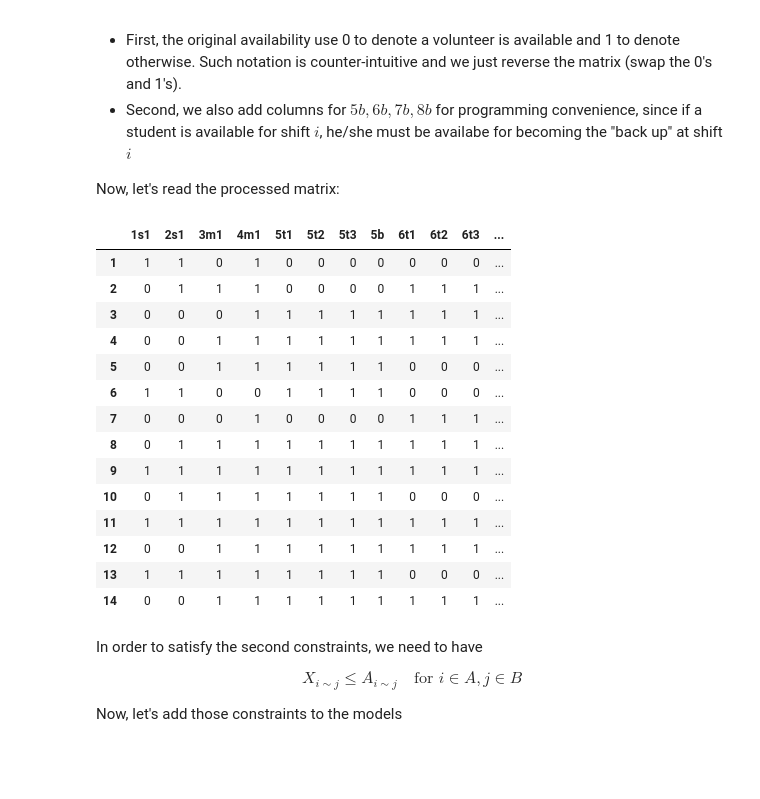
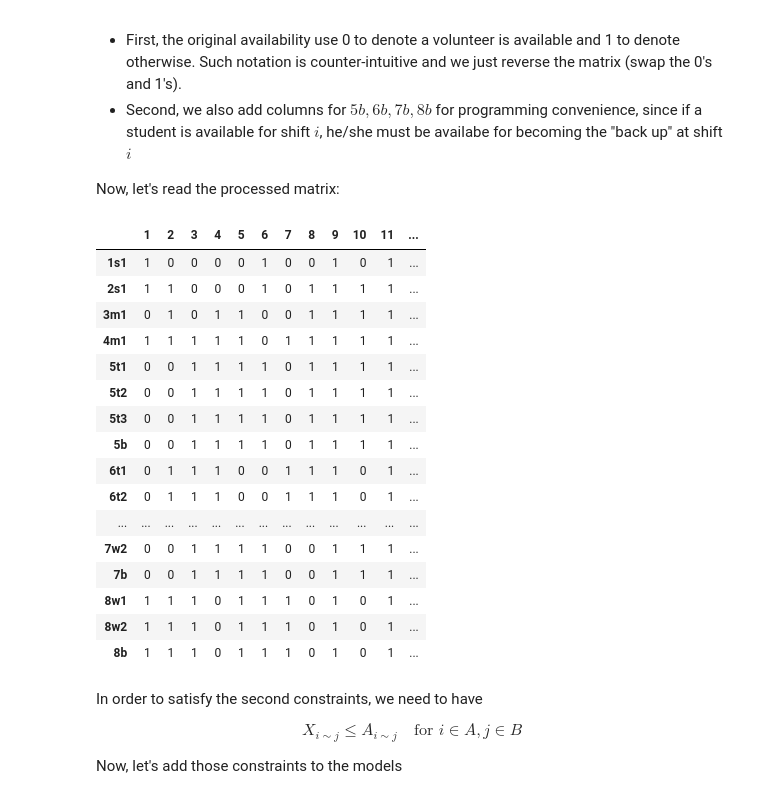
Before and after one commit to vwxyzjn/LP_optimization_python, a Jupyter notebook: Case -- Scheduling Student Volunteers for the INFORMS Annual Meeting.ipynb, the cells around one changed output. Cells and saved outputs as stored; diff of their text form; code cells hidden in the pictures; blank space fills up the shorter version.

```diff
--- a/Case -- Scheduling Student Volunteers for the INFORMS Annual Meeting.ipynb
+++ b/Case -- Scheduling Student Volunteers for the INFORMS Annual Meeting.ipynb
@@ -132,23 +139,25 @@ Now, let's read the processed matrix:
 # %%
 # 2. meet the volunteers availability
 availability = pandas.read_excel('Availability.xlsx').transpose()
-availability
+pandas.read_excel('Availability.xlsx')
 # %% [output]
-|  | 1s1 | 2s1 | 3m1 | 4m1 | 5t1 | 5t2 | 5t3 | 5b | 6t1 | 6t2 | 6t3 | ... |
-| 1 | 1 | 1 | 0 | 1 | 0 | 0 | 0 | 0 | 0 | 0 | 0 | ... |
-| 2 | 0 | 1 | 1 | 1 | 0 | 0 | 0 | 0 | 1 | 1 | 1 | ... |
-| 3 | 0 | 0 | 0 | 1 | 1 | 1 | 1 | 1 | 1 | 1 | 1 | ... |
-| 4 | 0 | 0 | 1 | 1 | 1 | 1 | 1 | 1 | 1 | 1 | 1 | ... |
-| 5 | 0 | 0 | 1 | 1 | 1 | 1 | 1 | 1 | 0 | 0 | 0 | ... |
-| 6 | 1 | 1 | 0 | 0 | 1 | 1 | 1 | 1 | 0 | 0 | 0 | ... |
-| 7 | 0 | 0 | 0 | 1 | 0 | 0 | 0 | 0 | 1 | 1 | 1 | ... |
-| 8 | 0 | 1 | 1 | 1 | 1 | 1 | 1 | 1 | 1 | 1 | 1 | ... |
-| 9 | 1 | 1 | 1 | 1 | 1 | 1 | 1 | 1 | 1 | 1 | 1 | ... |
-| 10 | 0 | 1 | 1 | 1 | 1 | 1 | 1 | 1 | 0 | 0 | 0 | ... |
-| 11 | 1 | 1 | 1 | 1 | 1 | 1 | 1 | 1 | 1 | 1 | 1 | ... |
-| 12 | 0 | 0 | 1 | 1 | 1 | 1 | 1 | 1 | 1 | 1 | 1 | ... |
-| 13 | 1 | 1 | 1 | 1 | 1 | 1 | 1 | 1 | 0 | 0 | 0 | ... |
-| 14 | 0 | 0 | 1 | 1 | 1 | 1 | 1 | 1 | 1 | 1 | 1 | ... |
+|  | 1 | 2 | 3 | 4 | 5 | 6 | 7 | 8 | 9 | 10 | 11 | ... |
+| 1s1 | 1 | 0 | 0 | 0 | 0 | 1 | 0 | 0 | 1 | 0 | 1 | ... |
+| 2s1 | 1 | 1 | 0 | 0 | 0 | 1 | 0 | 1 | 1 | 1 | 1 | ... |
+| 3m1 | 0 | 1 | 0 | 1 | 1 | 0 | 0 | 1 | 1 | 1 | 1 | ... |
+| 4m1 | 1 | 1 | 1 | 1 | 1 | 0 | 1 | 1 | 1 | 1 | 1 | ... |
+| 5t1 | 0 | 0 | 1 | 1 | 1 | 1 | 0 | 1 | 1 | 1 | 1 | ... |
+| 5t2 | 0 | 0 | 1 | 1 | 1 | 1 | 0 | 1 | 1 | 1 | 1 | ... |
+| 5t3 | 0 | 0 | 1 | 1 | 1 | 1 | 0 | 1 | 1 | 1 | 1 | ... |
+| 5b | 0 | 0 | 1 | 1 | 1 | 1 | 0 | 1 | 1 | 1 | 1 | ... |
+| 6t1 | 0 | 1 | 1 | 1 | 0 | 0 | 1 | 1 | 1 | 0 | 1 | ... |
+| 6t2 | 0 | 1 | 1 | 1 | 0 | 0 | 1 | 1 | 1 | 0 | 1 | ... |
+| ... | ... | ... | ... | ... | ... | ... | ... | ... | ... | ... | ... | ... |
+| 7w2 | 0 | 0 | 1 | 1 | 1 | 1 | 0 | 0 | 1 | 1 | 1 | ... |
+| 7b | 0 | 0 | 1 | 1 | 1 | 1 | 0 | 0 | 1 | 1 | 1 | ... |
+| 8w1 | 1 | 1 | 1 | 0 | 1 | 1 | 1 | 0 | 1 | 0 | 1 | ... |
+| 8w2 | 1 | 1 | 1 | 0 | 1 | 1 | 1 | 0 | 1 | 0 | 1 | ... |
+| 8b | 1 | 1 | 1 | 0 | 1 | 1 | 1 | 0 | 1 | 0 | 1 | ... |
 # %% [markdown]
 In order to satisfy the second constraints, we need to have
 
```
Also changed, not shown: parts of 3 cells of this notebook, 8 other files.
